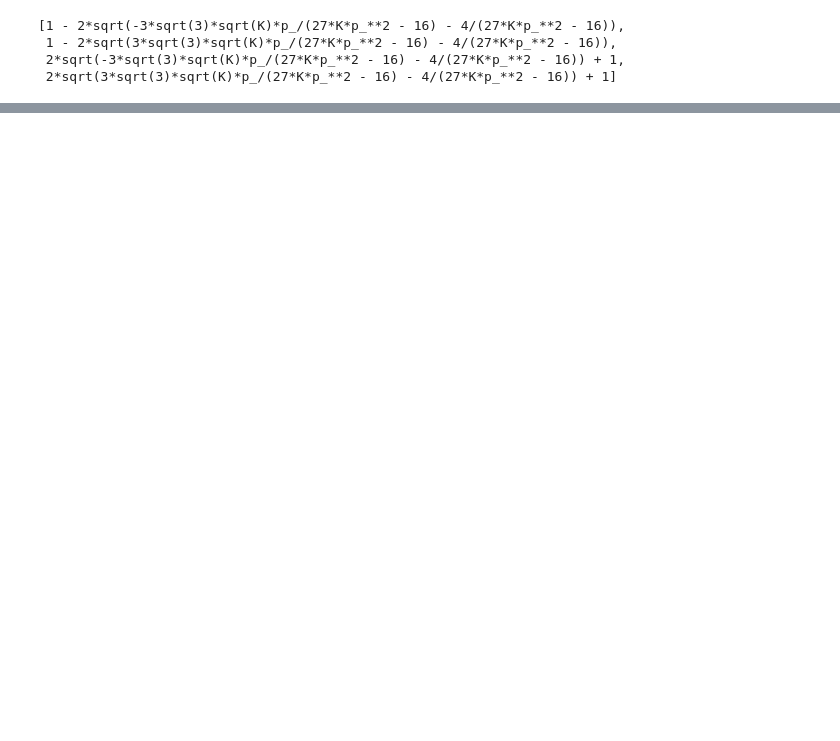
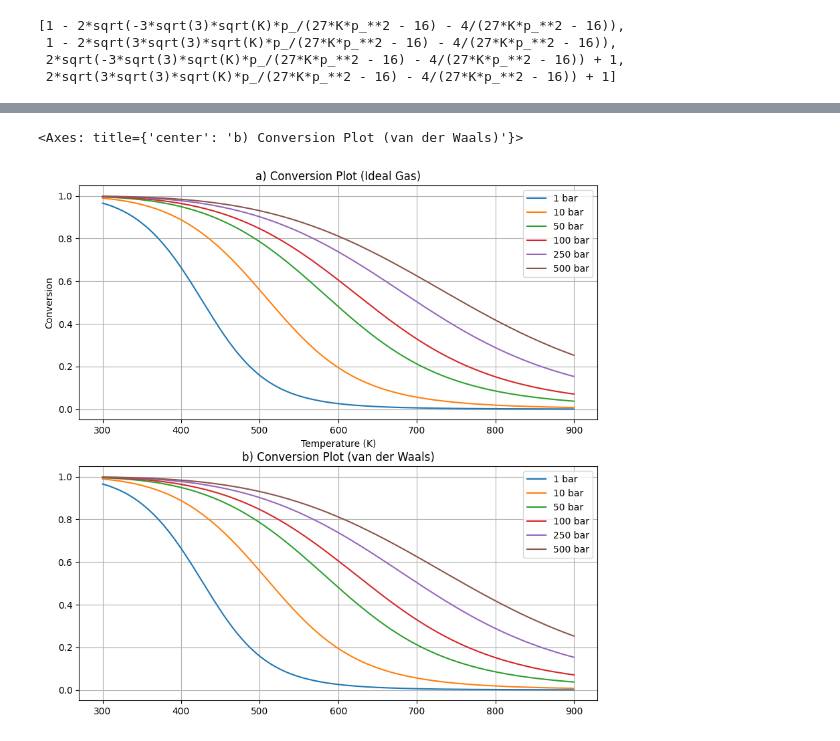
Before and after one commit to abhirup-roy/thermo, a Jupyter notebook: haber_eqbm_conv.ipynb, the cells around one changed output, grey strips where cells are left out. Saved outputs shown, nothing was run; the diff lists cells and outputs as text; code cells hidden in the pictures; blank space fills up the shorter version.

```diff
--- a/haber_eqbm_conv.ipynb
+++ b/haber_eqbm_conv.ipynb
@@ -234,0 +240,15 @@ df.plot(
+# %%
+def fug(n_comp):
+    vdw_coeff = [[4.225, 0.03713],[0.2453, 0.02651],[1.370, 0.0387]] #a,b for nh3, h2, n2
+
+    b = vdw_coeff[n_comp][1]
+    a = vdw_coeff[n_comp][0]
+    fug = [p * np.exp((b-a/(R*T_vals))*p/(R*T_vals)) for p in P]
+    return fug
+
+f_nh3_, f_h2_, f_n2_ = sym.symbols("f_1, f_2, f_3")
+kf = sym.Eq(K_, (X_*f_nh3_/(2-X_))**2/(((3-3*X_)*f_h2_/(4-2*X_))**3 * ((1-X_)*f_n2_/(4-2*X_)))).simplify()
+sols = sym.solve(kf,X_)
+
+f_nh3, f_h2, f_n2 = fug(0), fug(1), fug(2)
+sols
@@ -234,0 +324,19 @@ df.plot(
+# %%
+fig, ax = plt.subplots(2,1, figsize=(10,10))
+df_ideal.plot(
+    ylabel="Conversion",
+    xlabel="Temperature (K)",
+    label=["1 bar (real)", "10 bar", "50 bar", "100 bar", "250 bar", "500 bar"],
+    title= "a) Conversion Plot (Ideal Gas)",
+    grid=True,
+    ax = ax[0]
+)
+df_real.plot(
+    label="",
+    title = "b) Conversion Plot (van der Waals)",
+    grid=True,
+    ax=ax[1]
+)
+# %% [output]
+<Axes: title={'center': 'b) Conversion Plot (van der Waals)'}>
+[figure, added]
```
Also changed, not shown: parts of 22 cells of this notebook, 1 other file.
